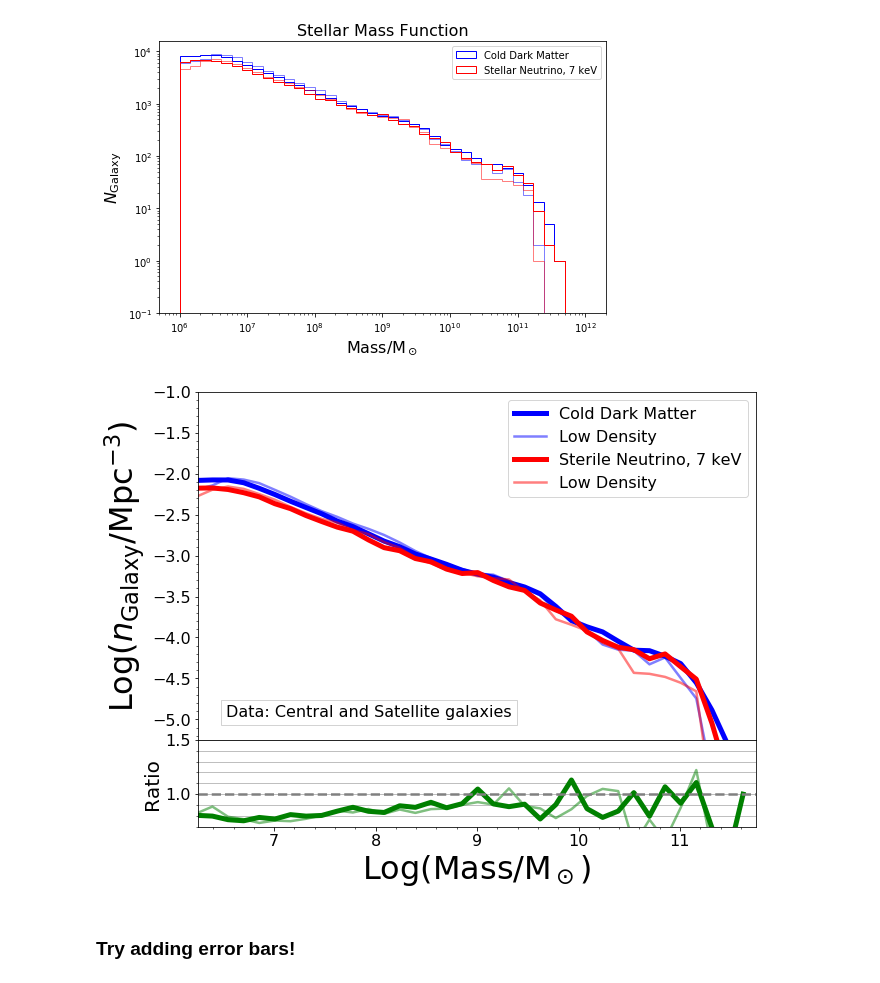
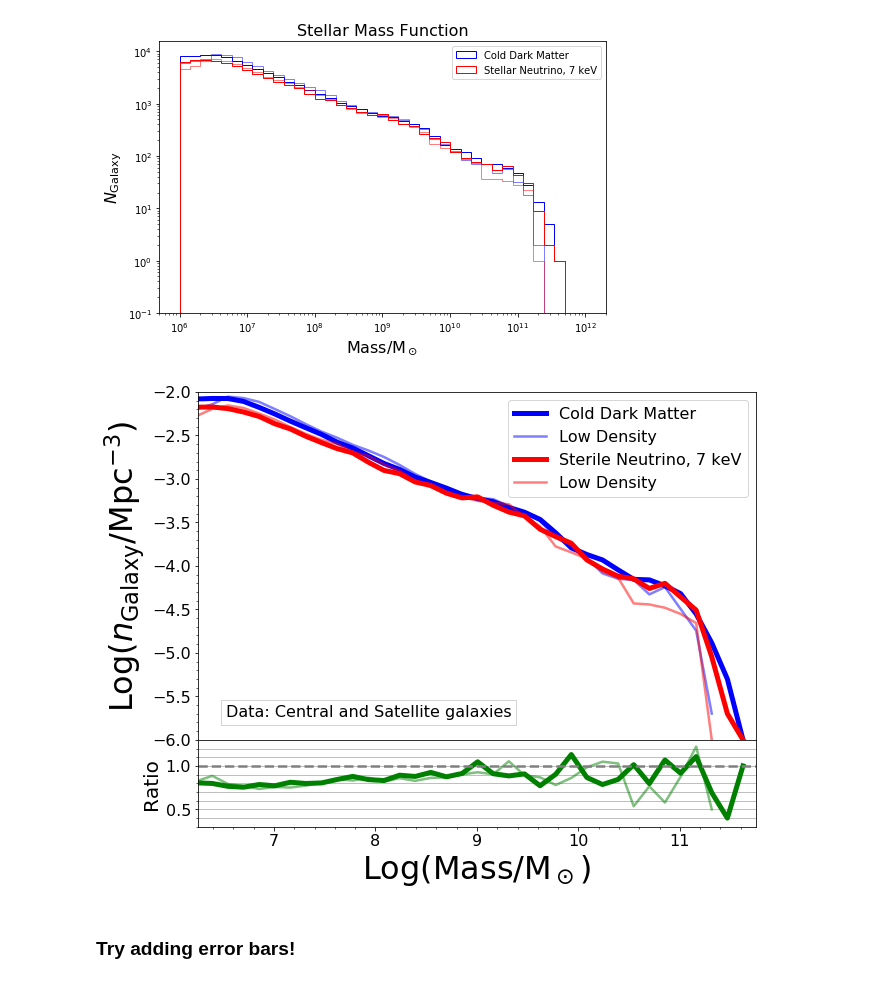
Before and after one commit to mshiferaw/WDM, a Jupyter notebook: Summer 2020/0 Environment_Galaxies_Part3.ipynb, the cells around one changed output. Cells and saved outputs as stored; diff of their text form; code cells hidden in the pictures.

```diff
--- a/Summer 2020/0 Environment_Galaxies_Part3.ipynb
+++ b/Summer 2020/0 Environment_Galaxies_Part3.ipynb
@@ -346,36 +346,36 @@ grid = gridspec.GridSpec(2,1, height_ratios = [4,1])
 grid.update(hspace = 0)
 grid0 = plt.subplot(grid[0])
 grid1 = plt.subplot(grid[1])
 grid0.plot(np.log10(0.5*(bins[1:]+bins[:-1])), np.log10(n_cdm_top), label = "Cold Dark Matter",
            linewidth = 5, color = "blue")
 grid0.plot(np.log10(0.5*(bins[1:]+bins[:-1])), np.log10(n_cdm_low), label='Low Density',
            linewidth = 2.5, color = "blue", alpha=0.5)
 grid0.plot(np.log10(0.5*(bins[1:]+bins[:-1])), np.log10(n_wdm_top), label = "Sterile Neutrino, 7 keV",
            linewidth = 5, color = "red")
 grid0.plot(np.log10(0.5*(bins[1:]+bins[:-1])), np.log10(n_wdm_low), label='Low Density',
            linewidth = 2.5, color = "red", alpha=0.5)
 grid0.set_ylabel(r"Log($n_{\rm {Galaxy}}$/Mpc$^{-3}$)", fontsize = 32)
 grid0.legend(fontsize=16)
 grid0.minorticks_on()
 grid0.tick_params(labelsize=16)
-grid0.set_ylim(-5.25, -1)
+grid0.set_ylim(-6, -2)
 grid0.set_xlim(6.25, 11.75)
 grid0.text(0.05, 0.1, textstr, transform=grid0.transAxes, fontsize=16, verticalalignment='top', bbox=props)
 
 grid1.plot(np.log10(0.5*(bins[1:]+bins[:-1])), n_wdm_top/n_cdm_top, linewidth = 5, color = "green")
 grid1.plot(np.log10(0.5*(bins[1:]+bins[:-1])), n_wdm_low/n_cdm_low, linewidth = 2.5, color = "green",alpha=0.5)
 grid1.set_xlabel("Log(Mass/M$_\odot$)", fontsize = 32)
 grid1.set_ylabel("Ratio", fontsize = 20)
 grid1.axhline(y = 1, color = "grey", ls = "--", linewidth = 2.5)
 grid1.minorticks_on()
 grid1.tick_params(labelsize=16)
-grid1.set_ylim(0.7, 1.5)
+grid1.set_ylim(0.3, 1.3)
 grid1.set_xlim(6.25, 11.75)
 grid1.yaxis.grid(which = "both")
 
 plt.show()
 # %% [output]
-[figure, old version]
+[figure, new version]
 # %% [markdown]
 ### Try adding error bars!
 # %%
```
Also changed, not shown: parts of 3 cells of this notebook.
